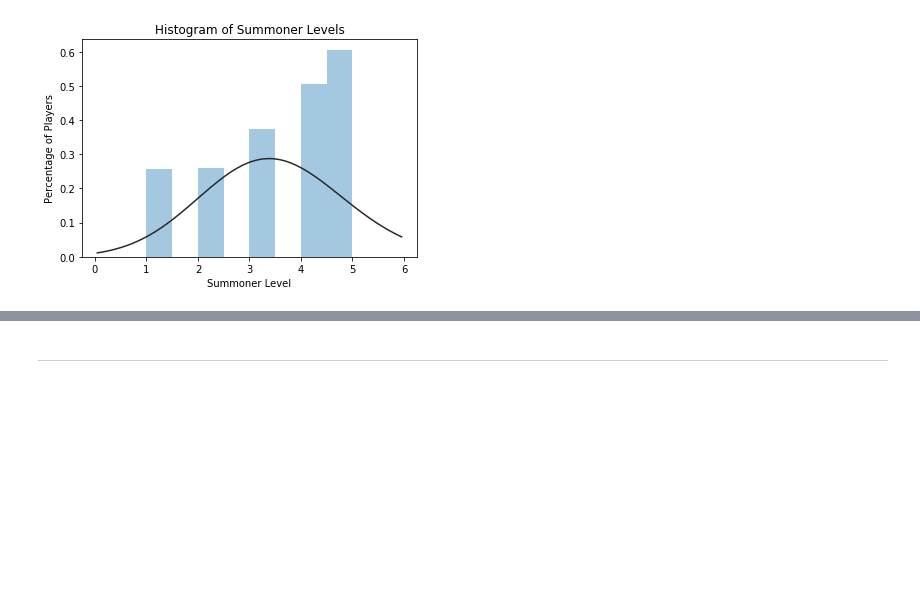
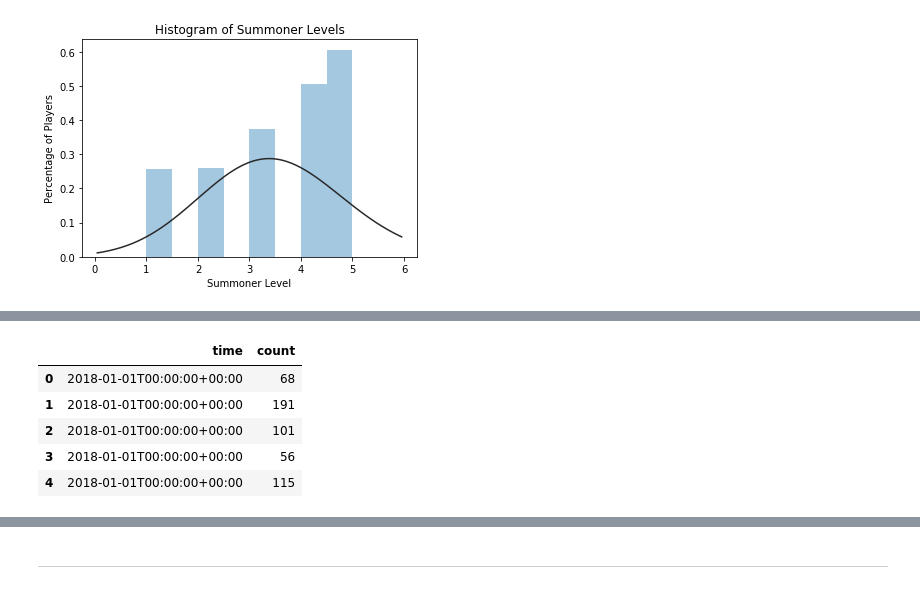
Before and after one commit to dskarbrevik/League-of-Legends-Churn-Prediction, a Jupyter notebook: LoL Churn Predictor [Part 2 - Data Cleaning and EDA].ipynb, the cells around one changed output, grey strips where cells are left out. Cells and saved outputs as stored; diff of their text form; code cells hidden in the pictures; blank space fills up the shorter version.

```diff
--- a/LoL Churn Predictor [Part 2 - Data Cleaning and EDA].ipynb
+++ b/LoL Churn Predictor [Part 2 - Data Cleaning and EDA].ipynb
@@ -384,0 +415,11 @@ Average summoner level = 3.471571906354515
+# %%
+df_match_creation['time'] = df_match_creation['time'].apply(arrow.get)
+# %%
+df_match_creation.head()
+# %% [output]
+|  | time | count |
+| 0 | 2018-01-01T00:00:00+00:00 | 68 |
+| 1 | 2018-01-01T00:00:00+00:00 | 191 |
+| 2 | 2018-01-01T00:00:00+00:00 | 101 |
+| 3 | 2018-01-01T00:00:00+00:00 | 56 |
+| 4 | 2018-01-01T00:00:00+00:00 | 115 |
```
Also changed, not shown: parts of 13 cells of this notebook, 3 other files.
